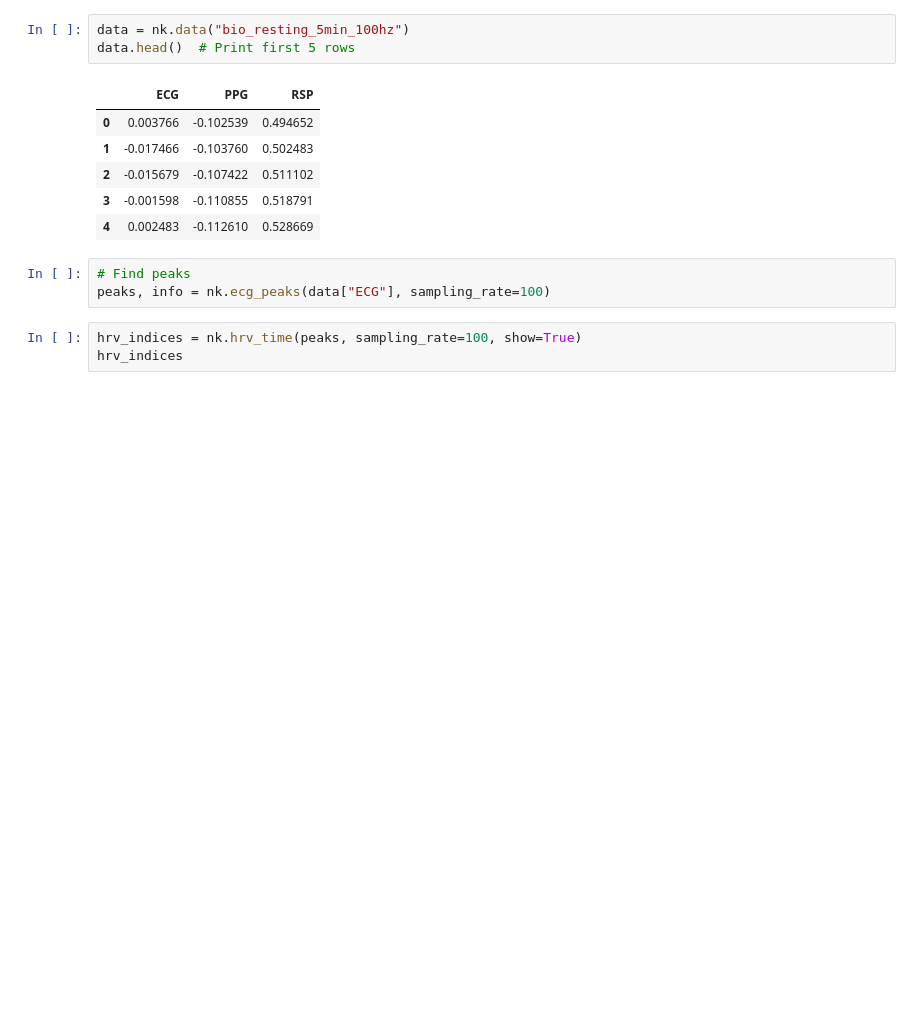
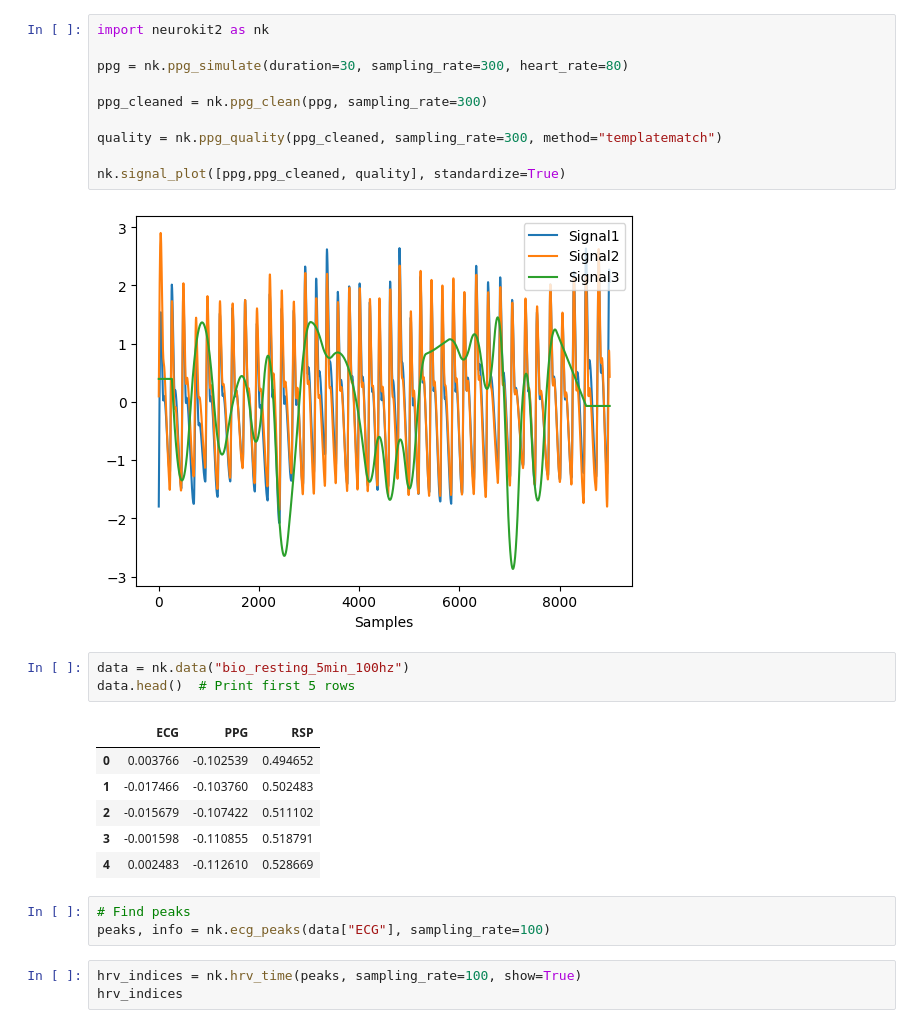
Before and after one commit to nancy111573/HRVMeasure, a Jupyter notebook: hrv.ipynb, the cells around one changed output. Drawn from its saved outputs; the diff is of its cells as text; blank space fills up the shorter version.

```diff
--- a/hrv.ipynb
+++ b/hrv.ipynb
@@ -51,3 +68,15 @@ LindsayAfter's data processing fail
+# %%
+import neurokit2 as nk
+
+ppg = nk.ppg_simulate(duration=30, sampling_rate=300, heart_rate=80)
+
+ppg_cleaned = nk.ppg_clean(ppg, sampling_rate=300)
+
+quality = nk.ppg_quality(ppg_cleaned, sampling_rate=300, method="templatematch")
+
+nk.signal_plot([ppg,ppg_cleaned, quality], standardize=True)
+# %% [output]
+[figure, added]
 # %%
 data = nk.data("bio_resting_5min_100hz")
 data.head()  # Print first 5 rows
```
Also changed, not shown: parts of 3 cells of this notebook, 1 other file.
